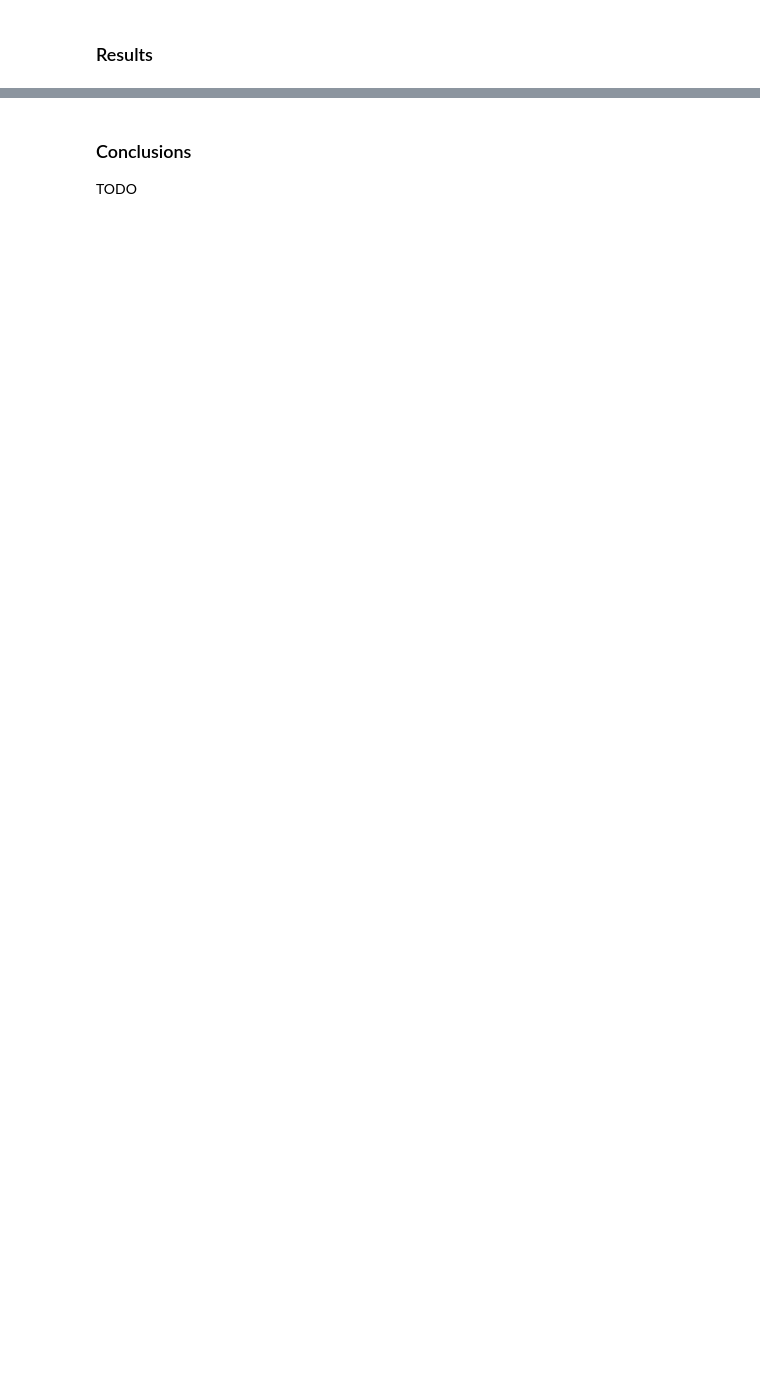
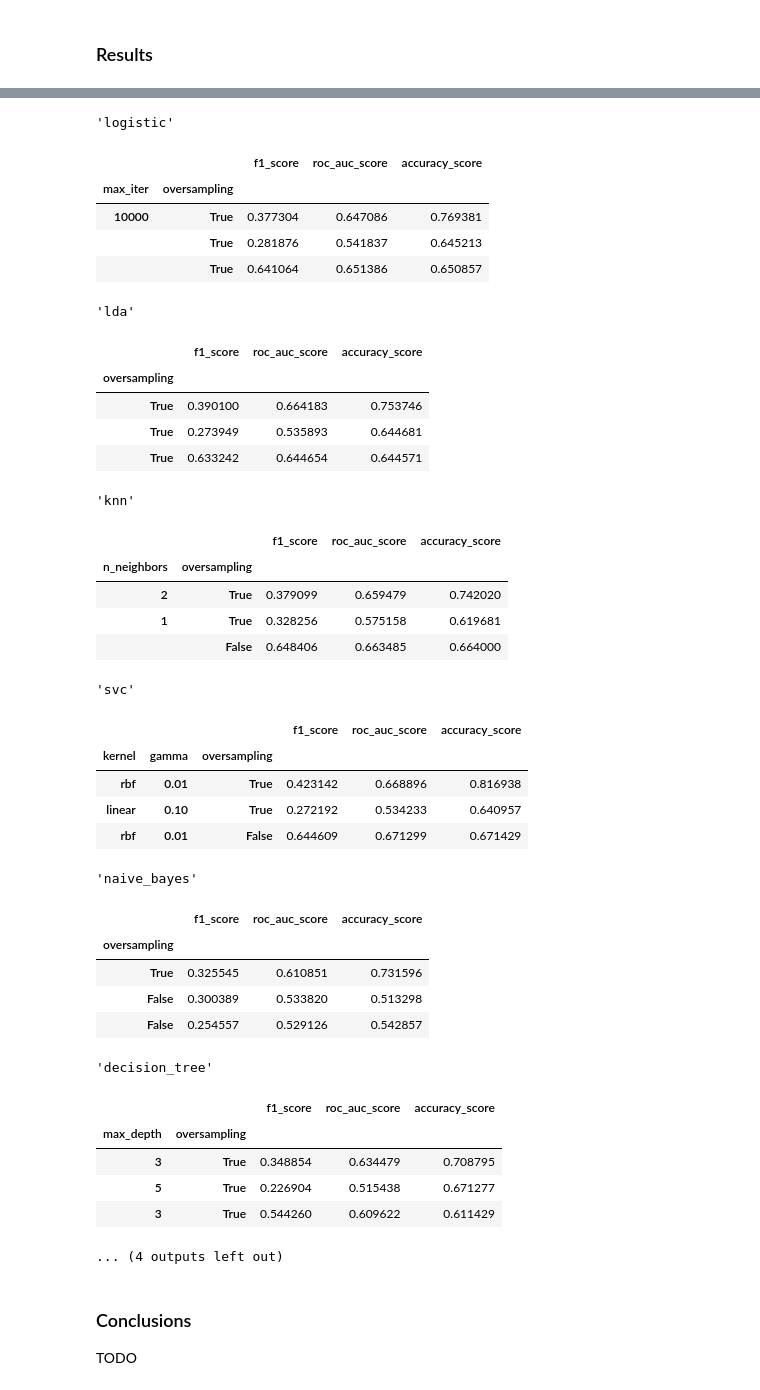
Before and after one commit to CS-433/cs-433-project-2-cough_classifier, a Jupyter notebook: src/notebooks/grid_search_coarse.ipynb, the cells around one changed output, grey strips where cells are left out. Drawn from its saved outputs; the diff is of its cells as text; code cells hidden in the pictures; blank space fills up the shorter version.

Commit message:
add expert models to hyperparameter tuning

```diff
--- a/src/notebooks/grid_search_coarse.ipynb
+++ b/src/notebooks/grid_search_coarse.ipynb
@@ -119,0 +371,10 @@ display(best_rf)
+# %%
+rf_results_1 = hyperparameter_tuning_cv(model='random_forest', data=X_e_1, labels=y_e_1, cv_k=5, params=RANDOM_FOREST_PARAMS)
+rf_results_2 = hyperparameter_tuning_cv(model='random_forest', data=X_e_2, labels=y_e_2, cv_k=5, params=RANDOM_FOREST_PARAMS)
+rf_results_3 = hyperparameter_tuning_cv(model='random_forest', data=X_e_3, labels=y_e_3, cv_k=5, params=RANDOM_FOREST_PARAMS)
+# %%
+best_rf_1 = rf_results_1.iloc[[rf_results_1.reset_index()['roc_auc_score'].idxmax()]]
+best_rf_2 = rf_results_2.iloc[[rf_results_2.reset_index()['roc_auc_score'].idxmax()]]
+best_rf_3 = rf_results_3.iloc[[rf_results_3.reset_index()['roc_auc_score'].idxmax()]]
+
+display(best_rf_1, best_rf_2, best_rf_3)
@@ -132,0 +427,9 @@ display(best_gb)
+# %%
+gb_results_1 = hyperparameter_tuning_cv(model='gradient_boosting', data=X_e_1, labels=y_e_1, cv_k=5, params=GRADIENT_BOOSTING_PARAMS)
+gb_results_2 = hyperparameter_tuning_cv(model='gradient_boosting', data=X_e_2, labels=y_e_2, cv_k=5, params=GRADIENT_BOOSTING_PARAMS)
+gb_results_3 = hyperparameter_tuning_cv(model='gradient_boosting', data=X_e_3, labels=y_e_3, cv_k=5, params=GRADIENT_BOOSTING_PARAMS)
+# %%
+best_gb_1 = gb_results_1.iloc[[gb_results_1.reset_index()['roc_auc_score'].idxmax()]]
+best_gb_2 = gb_results_2.iloc[[gb_results_2.reset_index()['roc_auc_score'].idxmax()]]
+best_gb_3 = gb_results_3.iloc[[gb_results_3.reset_index()['roc_auc_score'].idxmax()]]
+display(best_gb_1, best_gb_2, best_gb_3)
@@ -144,3 +483,52 @@ display('gradient_boosting', best_gb)
+# %%
+# Results expert features
+# First row is Expert 1, second Expert 2, third Expert 3
+display('logistic', pd.concat([best_log_1,best_log_2,best_log_3]))
+display('lda', pd.concat([best_lda_1,best_lda_2,best_lda_3]))
+display('knn', pd.concat([best_knn_1,best_knn_2,best_knn_3]))
+display('svc', pd.concat([best_svc_1,best_svc_2,best_svc_3]))
+display('naive_bayes', pd.concat([best_nb_1,best_nb_2,best_nb_3]))
+display('decision_tree', pd.concat([best_dt_1,best_dt_2,best_dt_3]))
+display('random_forest', pd.concat([best_rf_1,best_rf_2,best_rf_3]))
+display('gradient_boosting', pd.concat([best_gb_1,best_gb_2,best_gb_3]))
+# %% [output]
+'logistic'
+|  |  | f1_score | roc_auc_score | accuracy_score |
+| max_iter | oversampling |  |  |  |
+| 10000 | True | 0.377304 | 0.647086 | 0.769381 |
+|  | True | 0.281876 | 0.541837 | 0.645213 |
+|  | True | 0.641064 | 0.651386 | 0.650857 |
+'lda'
+|  | f1_score | roc_auc_score | accuracy_score |
+| oversampling |  |  |  |
+| True | 0.390100 | 0.664183 | 0.753746 |
+| True | 0.273949 | 0.535893 | 0.644681 |
+| True | 0.633242 | 0.644654 | 0.644571 |
+'knn'
+|  |  | f1_score | roc_auc_score | accuracy_score |
+| n_neighbors | oversampling |  |  |  |
+| 2 | True | 0.379099 | 0.659479 | 0.742020 |
+| 1 | True | 0.328256 | 0.575158 | 0.619681 |
+|  | False | 0.648406 | 0.663485 | 0.664000 |
+'svc'
+|  |  |  | f1_score | roc_auc_score | accuracy_score |
+| kernel | gamma | oversampling |  |  |  |
+| rbf | 0.01 | True | 0.423142 | 0.668896 | 0.816938 |
+| linear | 0.10 | True | 0.272192 | 0.534233 | 0.640957 |
+| rbf | 0.01 | False | 0.644609 | 0.671299 | 0.671429 |
+'naive_bayes'
+|  | f1_score | roc_auc_score | accuracy_score |
+| oversampling |  |  |  |
+| True | 0.325545 | 0.610851 | 0.731596 |
+| False | 0.300389 | 0.533820 | 0.513298 |
+| False | 0.254557 | 0.529126 | 0.542857 |
+'decision_tree'
+|  |  | f1_score | roc_auc_score | accuracy_score |
+| max_depth | oversampling |  |  |  |
+| 3 | True | 0.348854 | 0.634479 | 0.708795 |
+| 5 | True | 0.226904 | 0.515438 | 0.671277 |
+| 3 | True | 0.544260 | 0.609622 | 0.611429 |
+... (4 outputs left out)
 # %% [markdown]
 ### Conclusions
 
```
Also changed, not shown: parts of 37 cells of this notebook, 3 other files.
